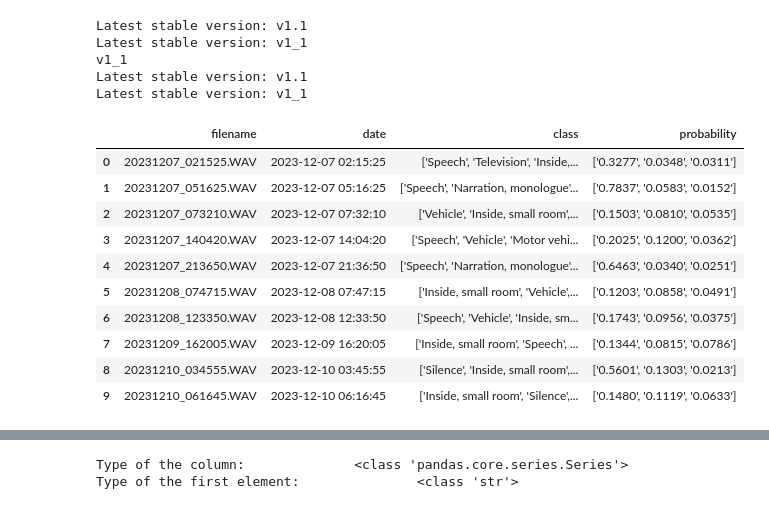
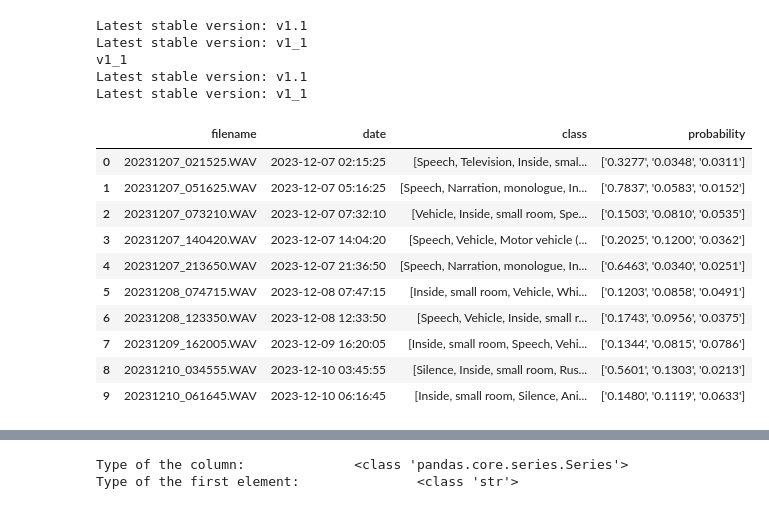
Before and after one commit to aacacustica/Audio_Processing, a Jupyter notebook: AI_Model/Urban_Model/Visualization/predictions_map.ipynb, the cells around one changed output, grey strips where cells are left out. Cells and saved outputs as stored; diff of their text form; code cells hidden in the pictures.

```diff
--- a/AI_Model/Urban_Model/Visualization/predictions_map.ipynb
+++ b/AI_Model/Urban_Model/Visualization/predictions_map.ipynb
@@ -140,33 +140,40 @@ v1_1
 Latest stable version: v1.1
 Latest stable version: v1_1
 # %%
+yamnet_classes_path = r"C:\Users\scjaa\Documents\GitHubRepos\AAC\AI_Model\Urban_Model\yamnet_class_map.csv"
+yamnet_classes_df = pd.read_csv(yamnet_classes_path)
+yamnet_classes = yamnet_classes_df['display_name'].unique()
+
 csv_pred_path = input("Enter the path to the csv file: ")
 
 # clean the csv_pred_path from " and "
 csv_pred_path = csv_pred_path.replace('"', '')
 
 # make visualization directory
 visualization_dir = output_dir(csv_pred_path)
 
 # get the csv
-df = pd.read_csv(csv_pred_path, converters={'classes_custom': eval, 'classes_original': eval})
+df = pd.read_csv(csv_pred_path, converters={'class': eval})
 
 # get the location
 title = extract_location(csv_pred_path)
 
 # remove nan
 df = df.dropna()
+df['date'] = pd.to_datetime(df['date'])
+# sort by date
+df = df.sort_values(by='date')
 
 df
 # %% [output]
 |  | filename | date | class | probability |
-| 0 | 20231207_021525.WAV | 2023-12-07 02:15:25 | ['Speech', 'Television', 'Inside,... | ['0.3277', '0.0348', '0.0311'] |
-| 1 | 20231207_051625.WAV | 2023-12-07 05:16:25 | ['Speech', 'Narration, monologue'... | ['0.7837', '0.0583', '0.0152'] |
-| 2 | 20231207_073210.WAV | 2023-12-07 07:32:10 | ['Vehicle', 'Inside, small room',... | ['0.1503', '0.0810', '0.0535'] |
-| 3 | 20231207_140420.WAV | 2023-12-07 14:04:20 | ['Speech', 'Vehicle', 'Motor vehi... | ['0.2025', '0.1200', '0.0362'] |
-| 4 | 20231207_213650.WAV | 2023-12-07 21:36:50 | ['Speech', 'Narration, monologue'... | ['0.6463', '0.0340', '0.0251'] |
-| 5 | 20231208_074715.WAV | 2023-12-08 07:47:15 | ['Inside, small room', 'Vehicle',... | ['0.1203', '0.0858', '0.0491'] |
-| 6 | 20231208_123350.WAV | 2023-12-08 12:33:50 | ['Speech', 'Vehicle', 'Inside, sm... | ['0.1743', '0.0956', '0.0375'] |
-| 7 | 20231209_162005.WAV | 2023-12-09 16:20:05 | ['Inside, small room', 'Speech', ... | ['0.1344', '0.0815', '0.0786'] |
-| 8 | 20231210_034555.WAV | 2023-12-10 03:45:55 | ['Silence', 'Inside, small room',... | ['0.5601', '0.1303', '0.0213'] |
-| 9 | 20231210_061645.WAV | 2023-12-10 06:16:45 | ['Inside, small room', 'Silence',... | ['0.1480', '0.1119', '0.0633'] |
+| 0 | 20231207_021525.WAV | 2023-12-07 02:15:25 | [Speech, Television, Inside, smal... | ['0.3277', '0.0348', '0.0311'] |
+| 1 | 20231207_051625.WAV | 2023-12-07 05:16:25 | [Speech, Narration, monologue, In... | ['0.7837', '0.0583', '0.0152'] |
+| 2 | 20231207_073210.WAV | 2023-12-07 07:32:10 | [Vehicle, Inside, small room, Spe... | ['0.1503', '0.0810', '0.0535'] |
+| 3 | 20231207_140420.WAV | 2023-12-07 14:04:20 | [Speech, Vehicle, Motor vehicle (... | ['0.2025', '0.1200', '0.0362'] |
+| 4 | 20231207_213650.WAV | 2023-12-07 21:36:50 | [Speech, Narration, monologue, In... | ['0.6463', '0.0340', '0.0251'] |
+| 5 | 20231208_074715.WAV | 2023-12-08 07:47:15 | [Inside, small room, Vehicle, Whi... | ['0.1203', '0.0858', '0.0491'] |
+| 6 | 20231208_123350.WAV | 2023-12-08 12:33:50 | [Speech, Vehicle, Inside, small r... | ['0.1743', '0.0956', '0.0375'] |
+| 7 | 20231209_162005.WAV | 2023-12-09 16:20:05 | [Inside, small room, Speech, Vehi... | ['0.1344', '0.0815', '0.0786'] |
+| 8 | 20231210_034555.WAV | 2023-12-10 03:45:55 | [Silence, Inside, small room, Rus... | ['0.5601', '0.1303', '0.0213'] |
+| 9 | 20231210_061645.WAV | 2023-12-10 06:16:45 | [Inside, small room, Silence, Ani... | ['0.1480', '0.1119', '0.0633'] |
```
Also changed, not shown: parts of 13 cells of this notebook.
